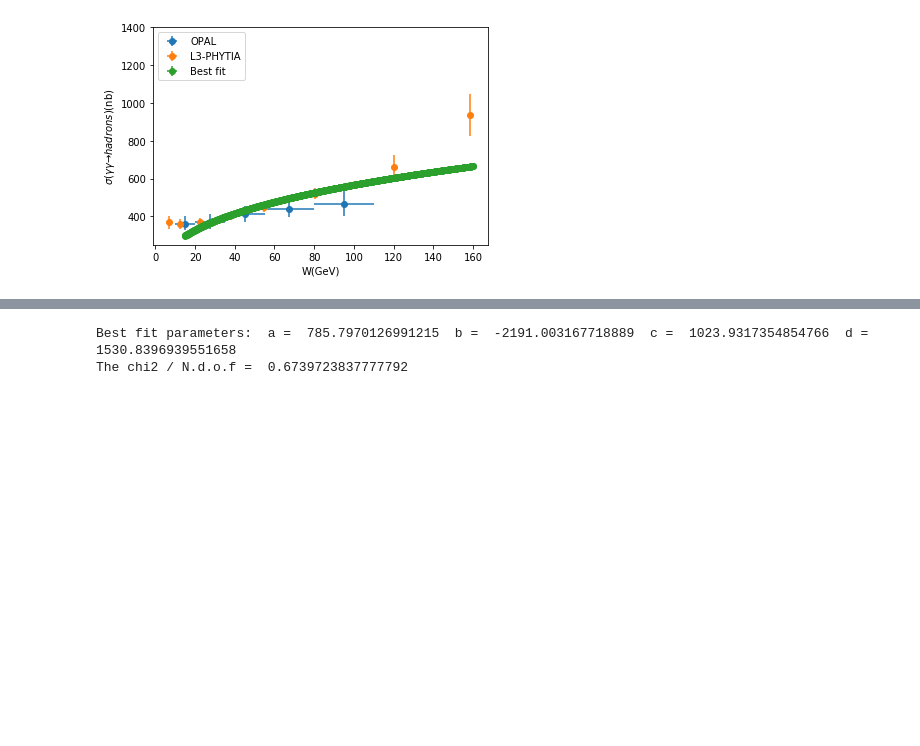
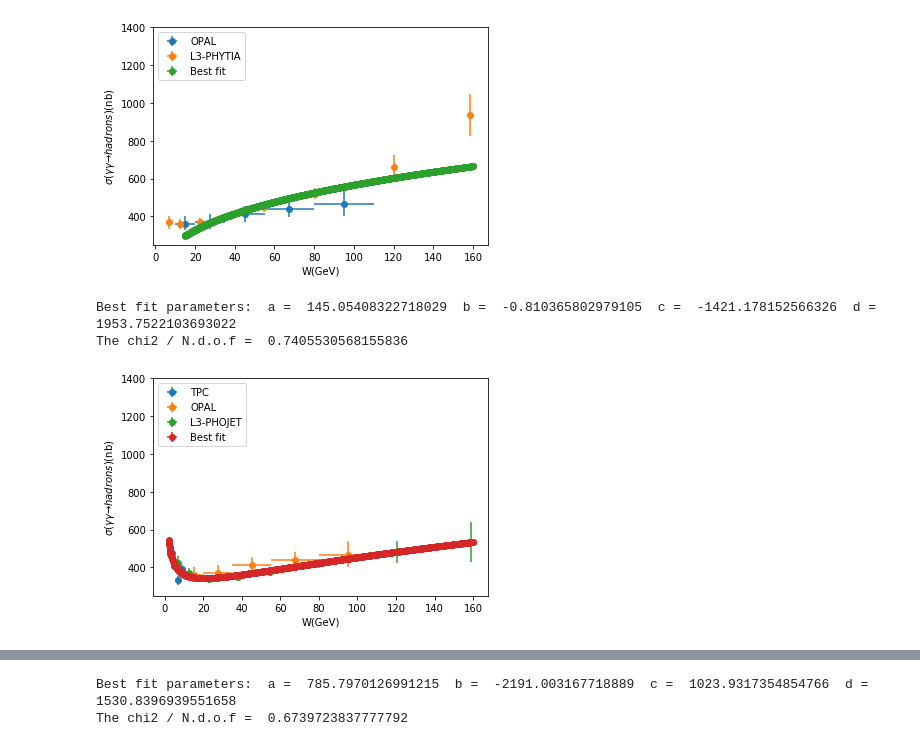
Before and after one commit to artur-amorim/gggpScatteringIHQCD, a Jupyter notebook: expdata/gammagammaSigma.ipynb, the cells around one changed output, grey strips where cells are left out. Saved outputs shown, nothing was run; the diff lists cells and outputs as text; code cells hidden in the pictures; blank space fills up the shorter version.

```diff
--- a/expdata/gammagammaSigma.ipynb
+++ b/expdata/gammagammaSigma.ipynb
@@ -396,3 +398,24 @@ plotGammaGammaSigma([OPAL_data, L3_data_PHYTIA, pred], ["OPAL", "L3-PHYTIA", "Be
 Best fit parameters:  a =  114.91559352708617  b =  4.742446713885153
 The chi2 / N.d.o.f =  1.3744249035157785
 [figure]
+# %%
+# Let's repeat the fits with the all datasets but allowing the 4 Regge trajectories of the HardPomeron Kernel
+x0 = np.array([ -97.83757956685119, 318.0062585396297, 116.07903158024376, 99.70008570990])
+best_fit_x = minimize(chi2HardPomeronFourReggeons, x0, args = data_with_L3_PHOJET, method = "Nelder-Mead").x
+print("Best fit parameters: ","a = ", best_fit_x[0], " b = ", best_fit_x[1],
+     " c = ", best_fit_x[2], " d = ", best_fit_x[3])
+chi2_ndof = chi2HardPomeronFourReggeons(best_fit_x, data_with_L3_PHOJET) / (len(data_with_L3_PHOJET)-4)
+print("The chi2 / N.d.o.f = ", chi2_ndof)
+Ws = np.linspace(2,160,1000)
+sigma = sigmaHardPomeronFourReggeons(Ws, best_fit_x[0], best_fit_x[1], best_fit_x[2], best_fit_x[3])
+pred = pd.DataFrame({"W(GeV)":Ws,
+                    "WErrorp": np.zeros(len(Ws)),
+                    "WErrorm": np.zeros(len(Ws)),
+                    "sigma(nb)": sigma,
+                    "Errorp": np.zeros(len(Ws)),
+                    "Errorm": np.zeros(len(Ws))})
+plotGammaGammaSigma([TPC_data, OPAL_data, L3_data_PHOJET, pred], ["TPC", "OPAL", "L3-PHOJET", "Best fit"])
+# %% [output]
+Best fit parameters:  a =  145.05408322718029  b =  -0.810365802979105  c =  -1421.178152566326  d =  1953.7522103693022
+The chi2 / N.d.o.f =  0.7405530568155836
+[figure, added]
```
Also changed, not shown: parts of 9 cells of this notebook.
